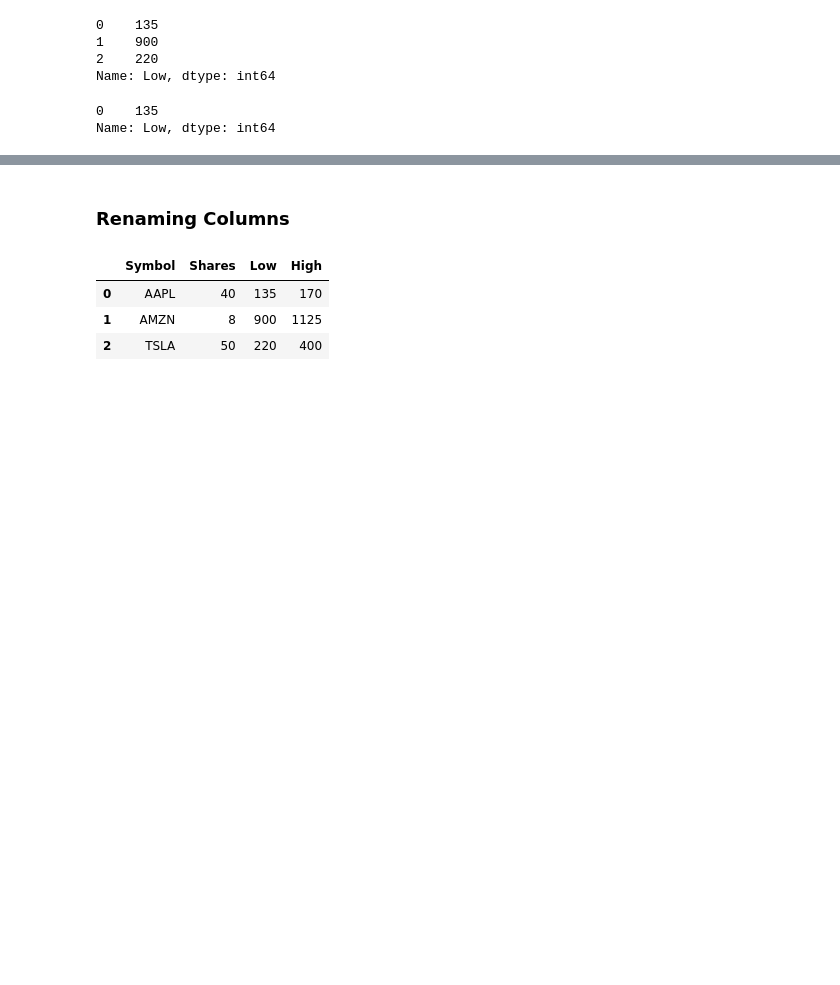
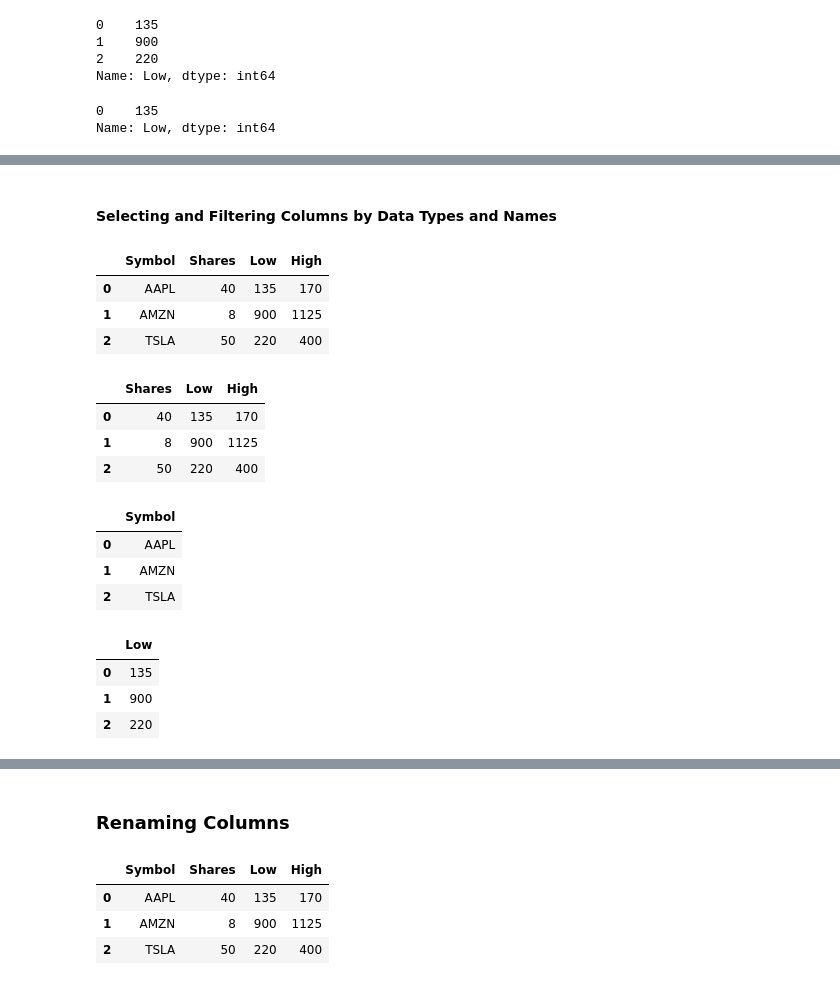
Before and after one commit to pkaran57/python-libs, a Jupyter notebook: pandas-lib/notebook/pandas.ipynb, the cells around one changed output, grey strips where cells are left out. Drawn from its saved outputs; the diff is of its cells as text; code cells hidden in the pictures; blank space fills up the shorter version.

```diff
--- a/pandas-lib/notebook/pandas.ipynb
+++ b/pandas-lib/notebook/pandas.ipynb
@@ -182,0 +239,27 @@ Name: Low, dtype: int64
+# %% [markdown]
+#### Selecting and Filtering Columns by Data Types and Names
+# %%
+display(stocks)
+display(stocks.select_dtypes(include=["number"]))
+display(stocks.select_dtypes(exclude=[np.int64]))
+
+# searches column names (or index labels) based on which parameter is used.
+# like parameter is used to search for all the columns or index names that contain the exact string 'AAPL'
+display(stocks.filter(like='Low'))
+# %% [output]
+|  | Symbol | Shares | Low | High |
+| 0 | AAPL | 40 | 135 | 170 |
+| 1 | AMZN | 8 | 900 | 1125 |
+| 2 | TSLA | 50 | 220 | 400 |
+|  | Shares | Low | High |
+| 0 | 40 | 135 | 170 |
+| 1 | 8 | 900 | 1125 |
+| 2 | 50 | 220 | 400 |
+|  | Symbol |
+| 0 | AAPL |
+| 1 | AMZN |
+| 2 | TSLA |
+|  | Low |
+| 0 | 135 |
+| 1 | 900 |
+| 2 | 220 |
```
Also changed, not shown: parts of 11 cells of this notebook.
